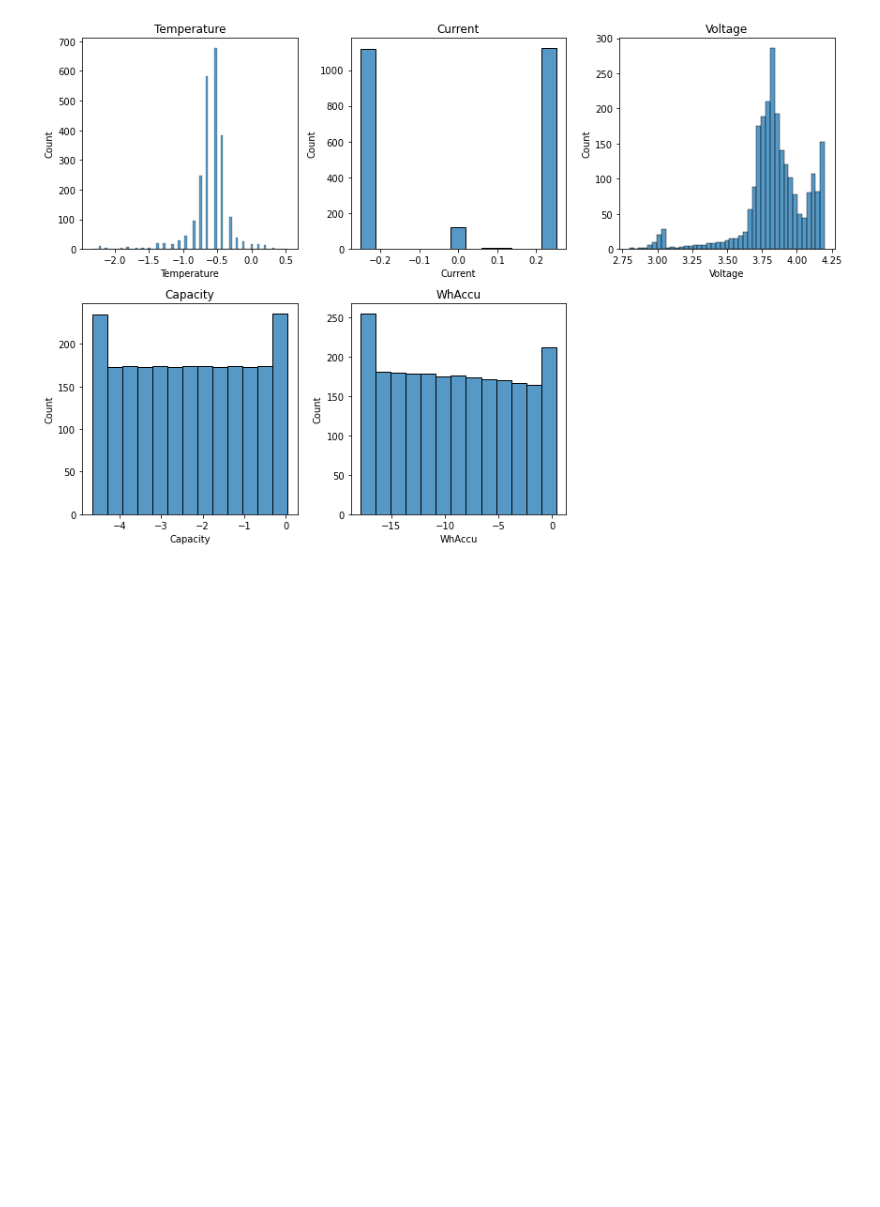
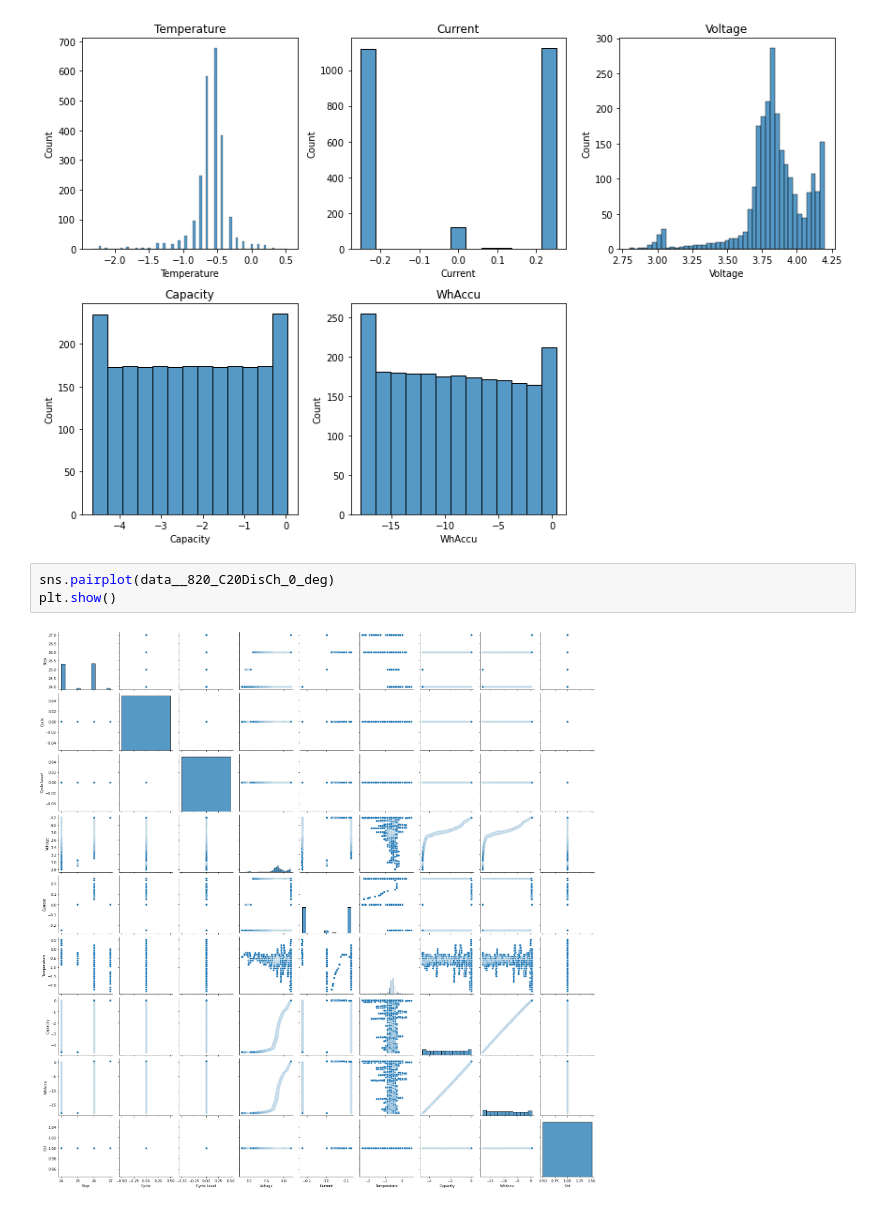
Before and after one commit to bpst98/battery_usage, a Jupyter notebook: Project-4.ipynb, the cells around one changed output. Drawn from its saved outputs; the diff is of its cells as text; blank space fills up the shorter version.

```diff
--- a/Project-4.ipynb
+++ b/Project-4.ipynb
@@ -196,3 +196,8 @@ fig.tight_layout()
 plt.show()
 # %% [output]
 [figure]
+# %%
+sns.pairplot(data__820_C20DisCh_0_deg)
+plt.show()
+# %% [output]
+[figure, added]
```
Also changed, not shown: parts of 2 cells of this notebook.
